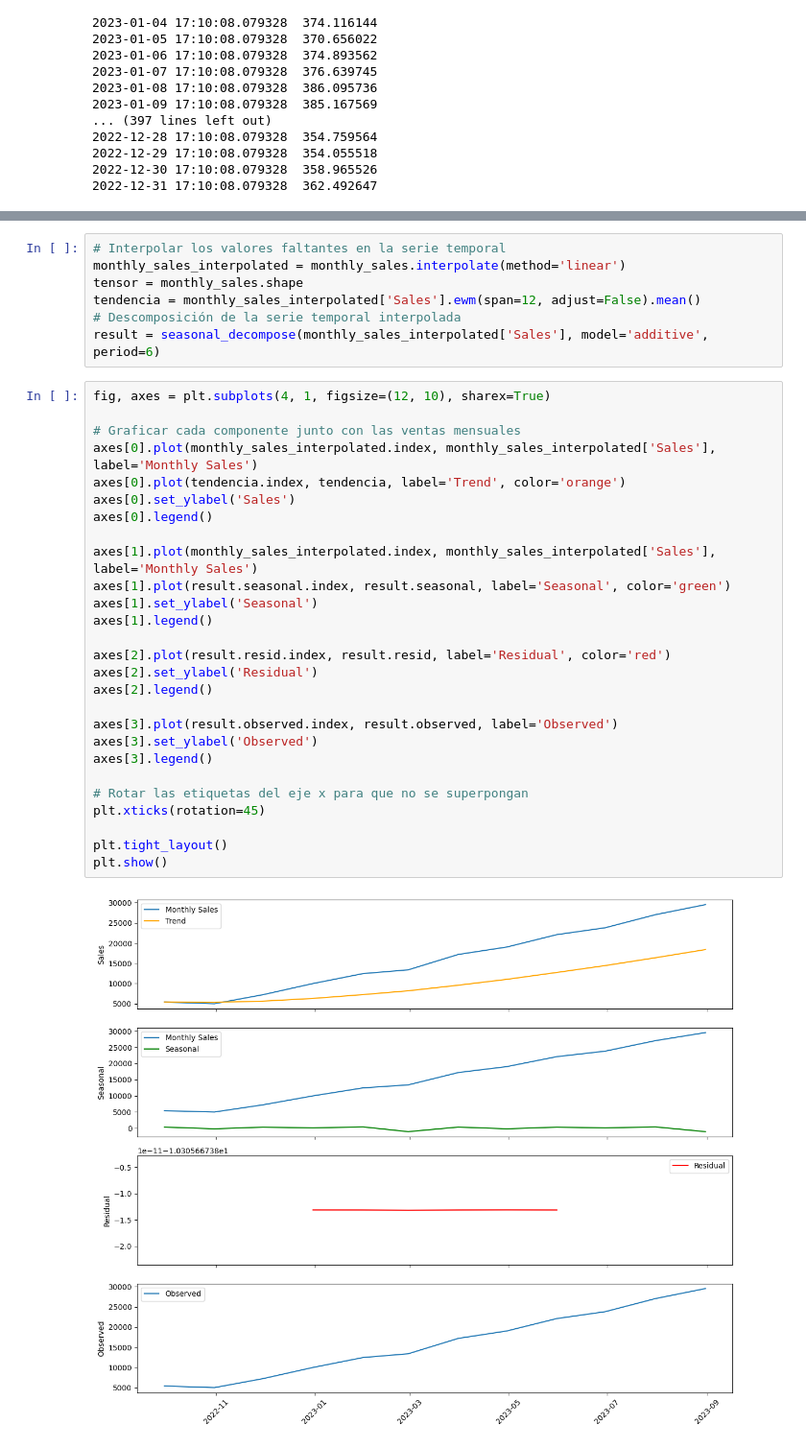
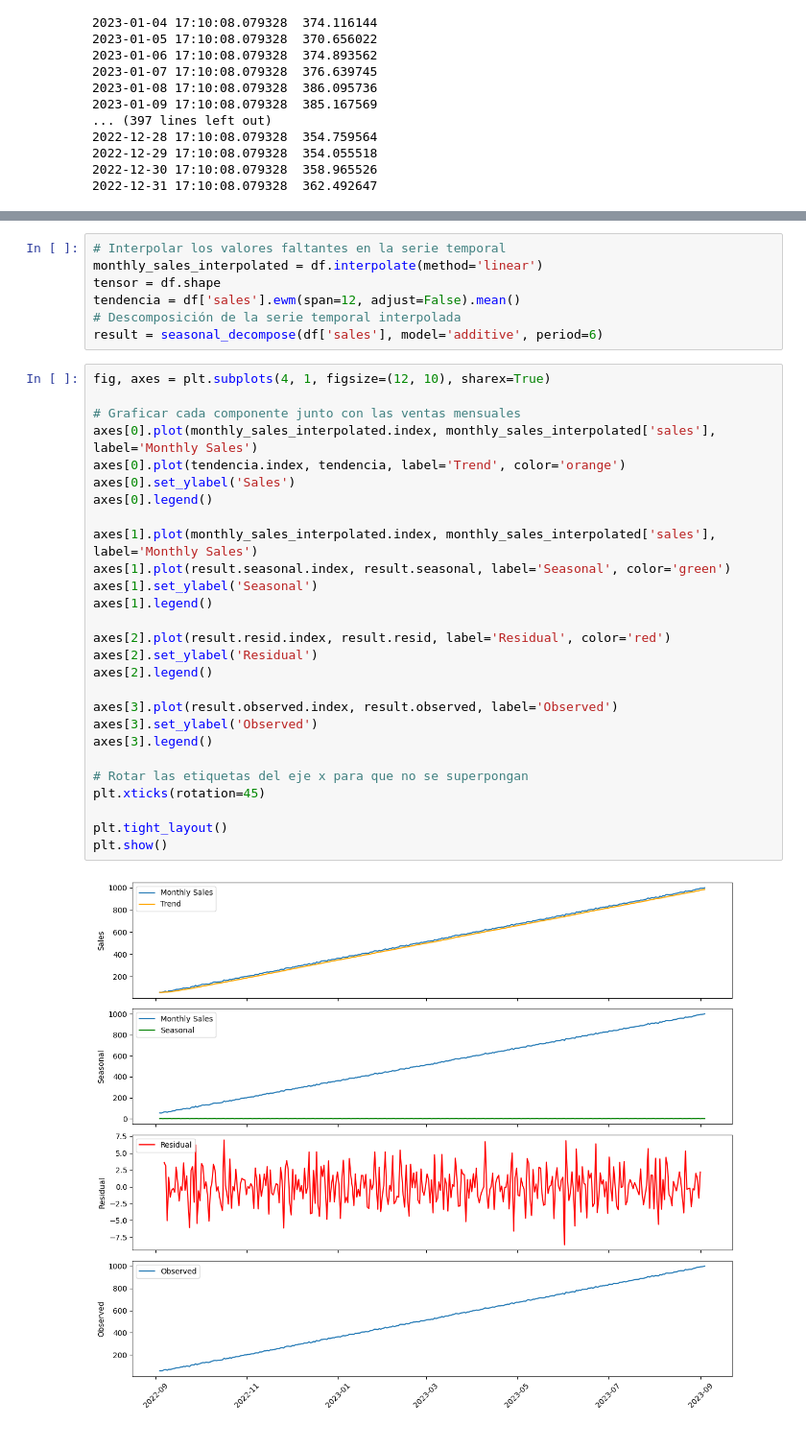
Before and after one commit to Valehsyn/time_series_first, a Jupyter notebook: src/explore.ipynb, the cells around one changed output, grey strips where cells are left out. Shown at 96% size. Saved outputs shown, nothing was run; the diff lists cells and outputs as text.

```diff
--- a/src/explore.ipynb
+++ b/src/explore.ipynb
@@ -204,38 +137,38 @@ Name: count, dtype: int64
 # %%
 # Interpolar los valores faltantes en la serie temporal
-monthly_sales_interpolated = monthly_sales.interpolate(method='linear')
-tensor = monthly_sales.shape
-tendencia = monthly_sales_interpolated['Sales'].ewm(span=12, adjust=False).mean()
+monthly_sales_interpolated = df.interpolate(method='linear')
+tensor = df.shape
+tendencia = df['sales'].ewm(span=12, adjust=False).mean()
 # Descomposición de la serie temporal interpolada
-result = seasonal_decompose(monthly_sales_interpolated['Sales'], model='additive', period=6)
+result = seasonal_decompose(df['sales'], model='additive', period=6)
 # %%
 fig, axes = plt.subplots(4, 1, figsize=(12, 10), sharex=True)
 
 # Graficar cada componente junto con las ventas mensuales
-axes[0].plot(monthly_sales_interpolated.index, monthly_sales_interpolated['Sales'], label='Monthly Sales')
+axes[0].plot(monthly_sales_interpolated.index, monthly_sales_interpolated['sales'], label='Monthly Sales')
 axes[0].plot(tendencia.index, tendencia, label='Trend', color='orange')
 axes[0].set_ylabel('Sales')
 axes[0].legend()
 
-axes[1].plot(monthly_sales_interpolated.index, monthly_sales_interpolated['Sales'], label='Monthly Sales')
+axes[1].plot(monthly_sales_interpolated.index, monthly_sales_interpolated['sales'], label='Monthly Sales')
 axes[1].plot(result.seasonal.index, result.seasonal, label='Seasonal', color='green')
 axes[1].set_ylabel('Seasonal')
 axes[1].legend()
 
 axes[2].plot(result.resid.index, result.resid, label='Residual', color='red')
 axes[2].set_ylabel('Residual')
 axes[2].legend()
 
 axes[3].plot(result.observed.index, result.observed, label='Observed')
 axes[3].set_ylabel('Observed')
 axes[3].legend()
 
 # Rotar las etiquetas del eje x para que no se superpongan
 plt.xticks(rotation=45)
 
 plt.tight_layout()
 plt.show()
 # %% [output]
-[figure, old version]
+[figure, new version]
 # %%
 from statsmodels.tsa.stattools import adfuller
```
Also changed, not shown: parts of 23 cells of this notebook.
